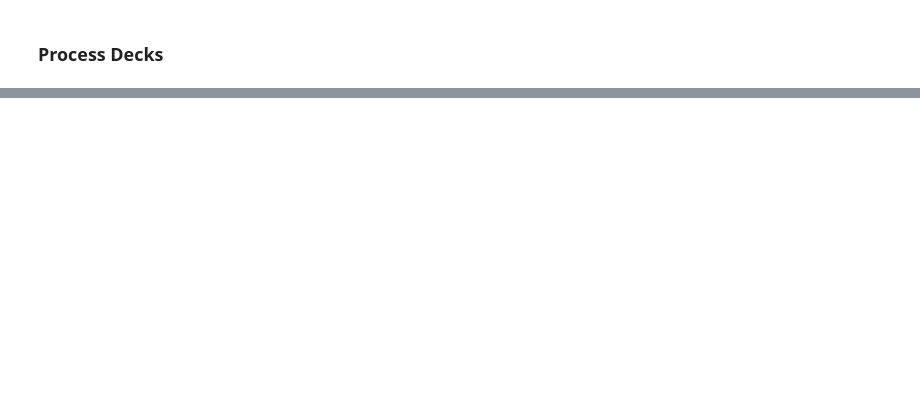
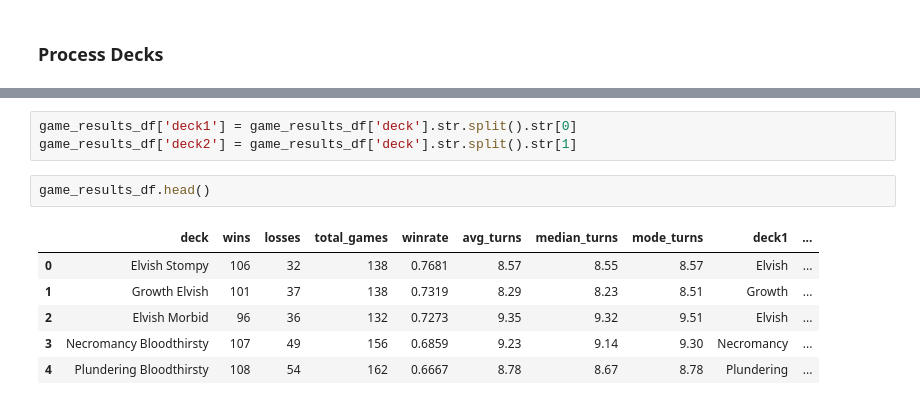
Before and after one commit to ItsGoldeneyes/MTG-deck-testing, a Jupyter notebook: main.ipynb, the cells around one changed output, grey strips where cells are left out. Saved outputs shown, nothing was run; the diff lists cells and outputs as text; blank space fills up the shorter version.

```diff
--- a/main.ipynb
+++ b/main.ipynb
@@ -647,0 +651,12 @@ Worst performing deck: Aggressive Plundering (0.00% win rate)
+# %%
+game_results_df['deck1'] = game_results_df['deck'].str.split().str[0]
+game_results_df['deck2'] = game_results_df['deck'].str.split().str[1]
+# %%
+game_results_df.head()
+# %% [output]
+|  | deck | wins | losses | total_games | winrate | avg_turns | median_turns | mode_turns | deck1 | ... |
+| 0 | Elvish Stompy | 106 | 32 | 138 | 0.7681 | 8.57 | 8.55 | 8.57 | Elvish | ... |
+| 1 | Growth Elvish | 101 | 37 | 138 | 0.7319 | 8.29 | 8.23 | 8.51 | Growth | ... |
+| 2 | Elvish Morbid | 96 | 36 | 132 | 0.7273 | 9.35 | 9.32 | 9.51 | Elvish | ... |
+| 3 | Necromancy Bloodthirsty | 107 | 49 | 156 | 0.6859 | 9.23 | 9.14 | 9.30 | Necromancy | ... |
+| 4 | Plundering Bloodthirsty | 108 | 54 | 162 | 0.6667 | 8.78 | 8.67 | 8.78 | Plundering | ... |
```
Also changed, not shown: parts of 11 cells of this notebook.
